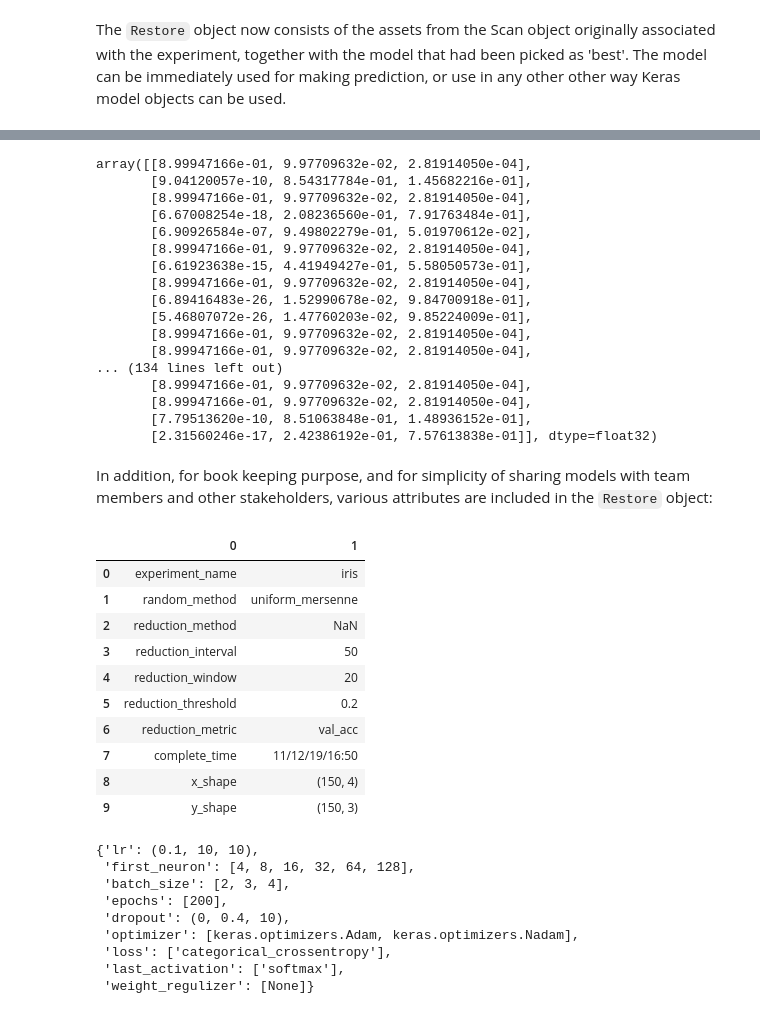
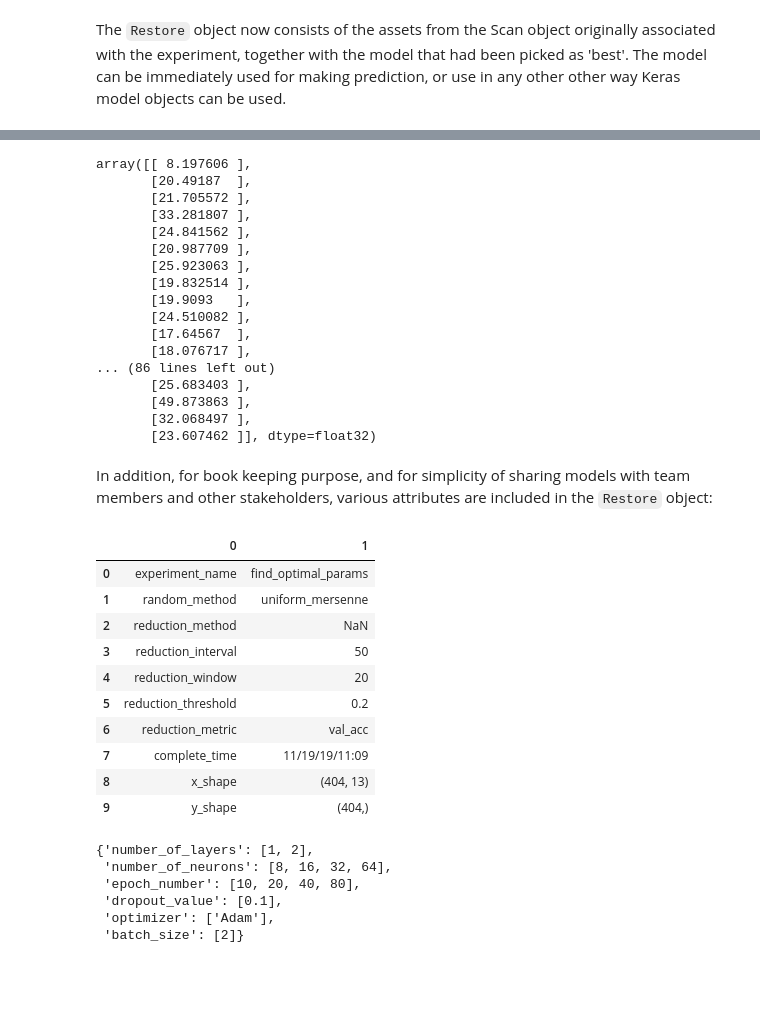
Before and after one commit to DLR-SC/Hyperparameter_tutorial, a Jupyter notebook: WAW_Hyperparameter_Tutorial_Part2.ipynb, the cells around one changed output, grey strips where cells are left out. Drawn from its saved outputs; the diff is of its cells as text; code cells hidden in the pictures; blank space fills up the shorter version.

```diff
--- a/WAW_Hyperparameter_Tutorial_Part2.ipynb
+++ b/WAW_Hyperparameter_Tutorial_Part2.ipynb
@@ -422,4 +440,4 @@ Models can be evaluated with <code>Evaluate()</code> against a k-fold cross-vali
 # %%
-iris = talos.Restore('iris_deploy.zip')
+waw_regression = talos.Restore('waw_regression_deploy.zip')
 # %% [markdown]
 The <code>Restore</code> object now consists of the assets from the Scan object originally associated with the experiment, together with the model that had been picked as 'best'. The model can be immediately used for making prediction, or use in any other other way Keras model objects can be used.
@@ -426,51 +467,49 @@ The <code>Restore</code> object now consists of the assets from the Scan object
 # %%
 # make predictions with the model
-iris.model.predict(x)
+# if you are interested, compare the output with the ground truth 'test_targets'
+waw_regression.model.predict(test_data)
 # %% [output]
-array([[8.99947166e-01, 9.97709632e-02, 2.81914050e-04],
-       [9.04120057e-10, 8.54317784e-01, 1.45682216e-01],
-       [8.99947166e-01, 9.97709632e-02, 2.81914050e-04],
-       [6.67008254e-18, 2.08236560e-01, 7.91763484e-01],
-       [6.90926584e-07, 9.49802279e-01, 5.01970612e-02],
-       [8.99947166e-01, 9.97709632e-02, 2.81914050e-04],
-       [6.61923638e-15, 4.41949427e-01, 5.58050573e-01],
-       [8.99947166e-01, 9.97709632e-02, 2.81914050e-04],
-       [6.89416483e-26, 1.52990678e-02, 9.84700918e-01],
-       [5.46807072e-26, 1.47760203e-02, 9.85224009e-01],
-       [8.99947166e-01, 9.97709632e-02, 2.81914050e-04],
-       [8.99947166e-01, 9.97709632e-02, 2.81914050e-04],
-... (134 lines left out)
-       [8.99947166e-01, 9.97709632e-02, 2.81914050e-04],
-       [8.99947166e-01, 9.97709632e-02, 2.81914050e-04],
-       [7.79513620e-10, 8.51063848e-01, 1.48936152e-01],
-       [2.31560246e-17, 2.42386192e-01, 7.57613838e-01]], dtype=float32)
+array([[ 8.197606 ],
+       [20.49187  ],
+       [21.705572 ],
+       [33.281807 ],
+       [24.841562 ],
+       [20.987709 ],
+       [25.923063 ],
+       [19.832514 ],
+       [19.9093   ],
+       [24.510082 ],
+       [17.64567  ],
+       [18.076717 ],
+... (86 lines left out)
+       [25.683403 ],
+       [49.873863 ],
+       [32.068497 ],
+       [23.607462 ]], dtype=float32)
 # %% [markdown]
 In addition, for book keeping purpose, and for simplicity of sharing models with team members and other stakeholders, various attributes are included in the <code>Restore</code> object:
 # %%
 # get the meta-data for the experiment
-iris.details
+waw_regression.details
 # %% [output]
 |  | 0 | 1 |
-| 0 | experiment_name | iris |
+| 0 | experiment_name | find_optimal_params |
 | 1 | random_method | uniform_mersenne |
 | 2 | reduction_method | NaN |
 | 3 | reduction_interval | 50 |
 | 4 | reduction_window | 20 |
 | 5 | reduction_threshold | 0.2 |
 | 6 | reduction_metric | val_acc |
-| 7 | complete_time | 11/12/19/16:50 |
-| 8 | x_shape | (150, 4) |
-| 9 | y_shape | (150, 3) |
+| 7 | complete_time | 11/19/19/11:09 |
+| 8 | x_shape | (404, 13) |
+| 9 | y_shape | (404,) |
 # %%
-# get the hyperparameter space boundary
-iris.params
+# get the hyperparameter space boundary, these are the hyperparameter values that you have considered before
+waw_regression.params
 # %% [output]
-{'lr': (0.1, 10, 10),
- 'first_neuron': [4, 8, 16, 32, 64, 128],
- 'batch_size': [2, 3, 4],
- 'epochs': [200],
- 'dropout': (0, 0.4, 10),
- 'optimizer': [keras.optimizers.Adam, keras.optimizers.Nadam],
- 'loss': ['categorical_crossentropy'],
- 'last_activation': ['softmax'],
- 'weight_regulizer': [None]}
+{'number_of_layers': [1, 2],
+ 'number_of_neurons': [8, 16, 32, 64],
+ 'epoch_number': [10, 20, 40, 80],
+ 'dropout_value': [0.1],
+ 'optimizer': ['Adam'],
+ 'batch_size': [2]}
```
Also changed, not shown: parts of 29 cells of this notebook.
